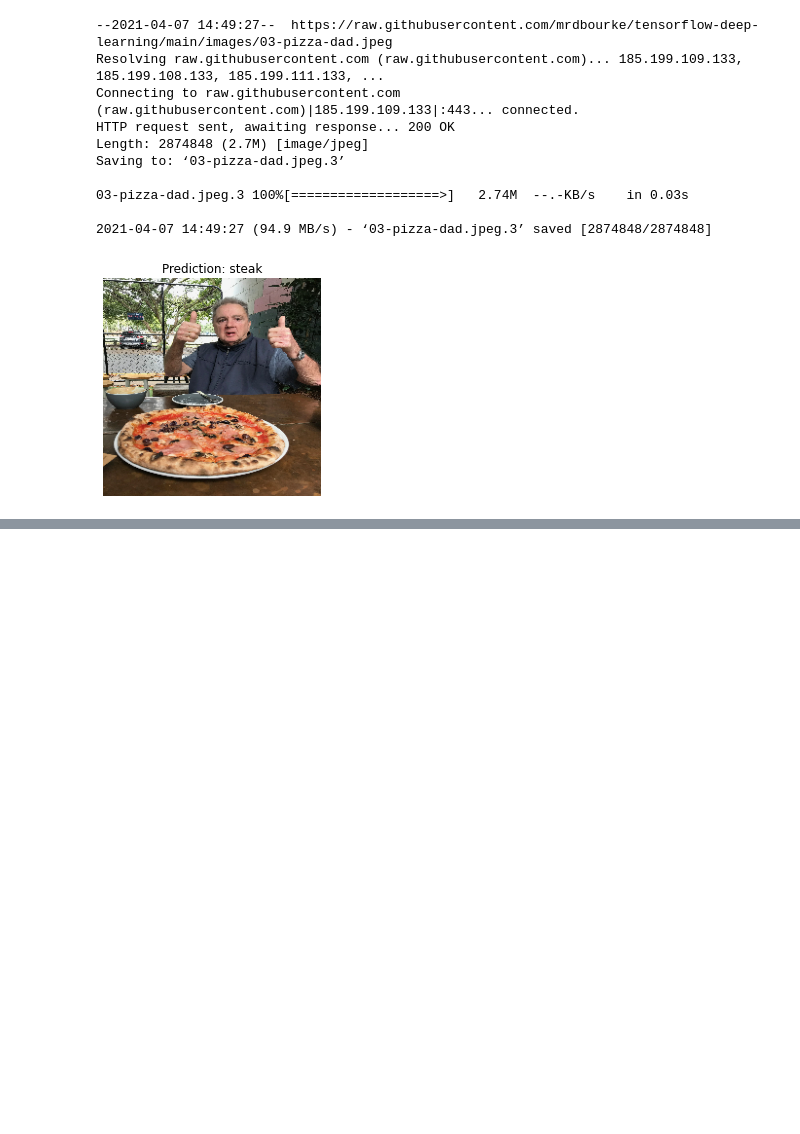
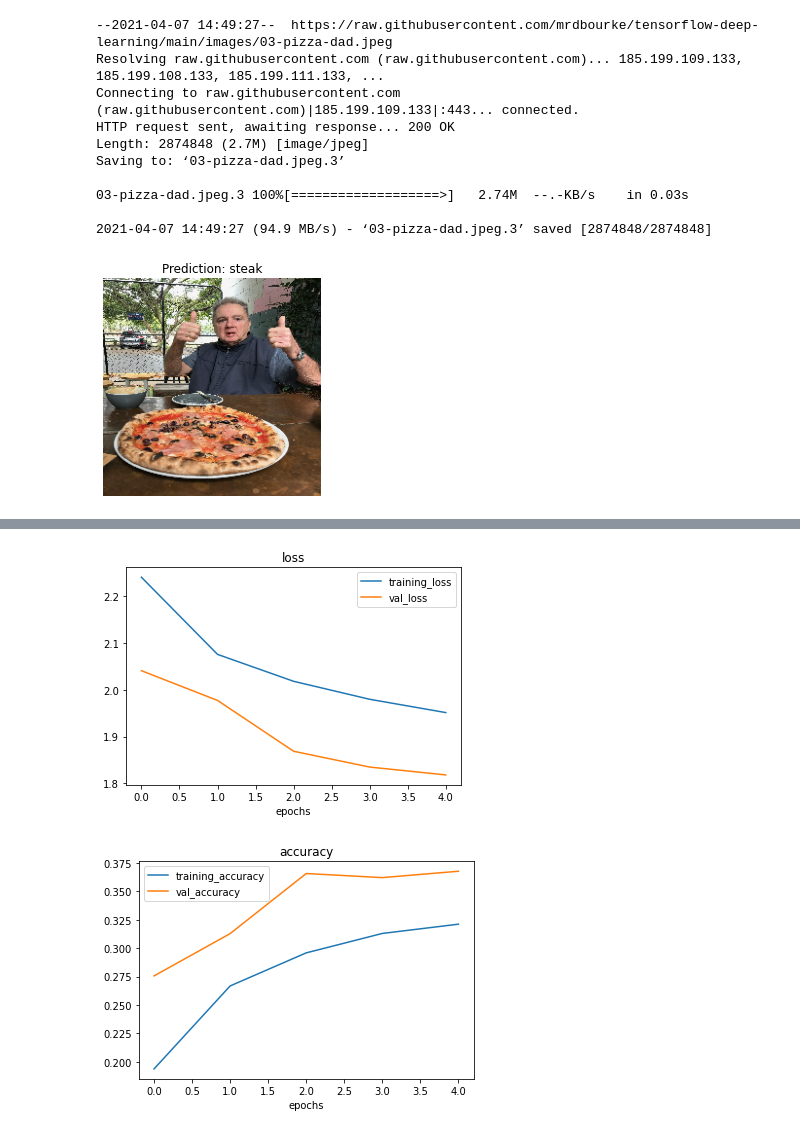
Before and after one commit to YasineNifa/DeepLearning-Using-TF, a Jupyter notebook: 03_convolutional_neural_networks_with_tensorflow.ipynb, the cells around one changed output, grey strips where cells are left out. Cells and saved outputs as stored; diff of their text form; code cells hidden in the pictures; blank space fills up the shorter version.

```diff
--- a/03_convolutional_neural_networks_with_tensorflow.ipynb
+++ b/03_convolutional_neural_networks_with_tensorflow.ipynb
@@ -948,0 +1150,33 @@ Saving to: ‘03-pizza-dad.jpeg.3’
+# %%
+# remove one conv layer and one maxpool
+model_9 = Sequential([Conv2D(10,3,activation="relu",input_shape=(224,224,3)),
+                      MaxPool2D(),
+                      Conv2D(10,3,activation="relu"),
+                      MaxPool2D(),
+                      Flatten(),
+                      Dense(10,activation="softmax")
+                      ])
+
+model_9.compile(loss="categorical_crossentropy",
+                optimizer=Adam(),
+                metrics=["accuracy"])
+# %%
+# Augmented data
+train_datagen_augmented = ImageDataGenerator(rescale=1/255.,
+                                             rotation_range=0.2,#How much do u want to rotate the image
+                                             shear_range=0.2,# how much do you want to shear an image?
+                                             zoom_range=0.2, # zoom in randomly on an image
+                                             width_shift_range=0.2, # move your iamge around on the x-axis
+                                             height_shift_range=0.2,#move your image around on the y-axis
+                                             horizontal_flip=True)# do you want to flip and image? )
+
+train_data_augmented = train_datagen_augmented.flow_from_directory(directory=train_dir,
+                                                                   target_size=(224,224),
+                                                                   batch_size=32,
+                                                                   class_mode='categorical'
+                                                                   )
+test_datagen = ImageDataGenerator(rescale=1/255.)
+test_data = test_datagen.flow_from_directory(directory=test_dir,
+                                             target_size=(224,224),
+                                             batch_size=32,
+                                            class_mode='categorical')
@@ -948,0 +1186,6 @@ Saving to: ‘03-pizza-dad.jpeg.3’
+# %%
+history_9 = model_9.fit(train_data_augmented,
+                        epochs = 5,
+                        steps_per_epoch = len(train_data_augmented),
+                        validation_data = test_data
+                      )
@@ -948,0 +1203,5 @@ Saving to: ‘03-pizza-dad.jpeg.3’
+# %%
+plot_loss_curves(history_9)
+# %% [output]
+[figure, added]
+[figure, added]
```
Also changed, not shown: parts of 15 cells of this notebook.
